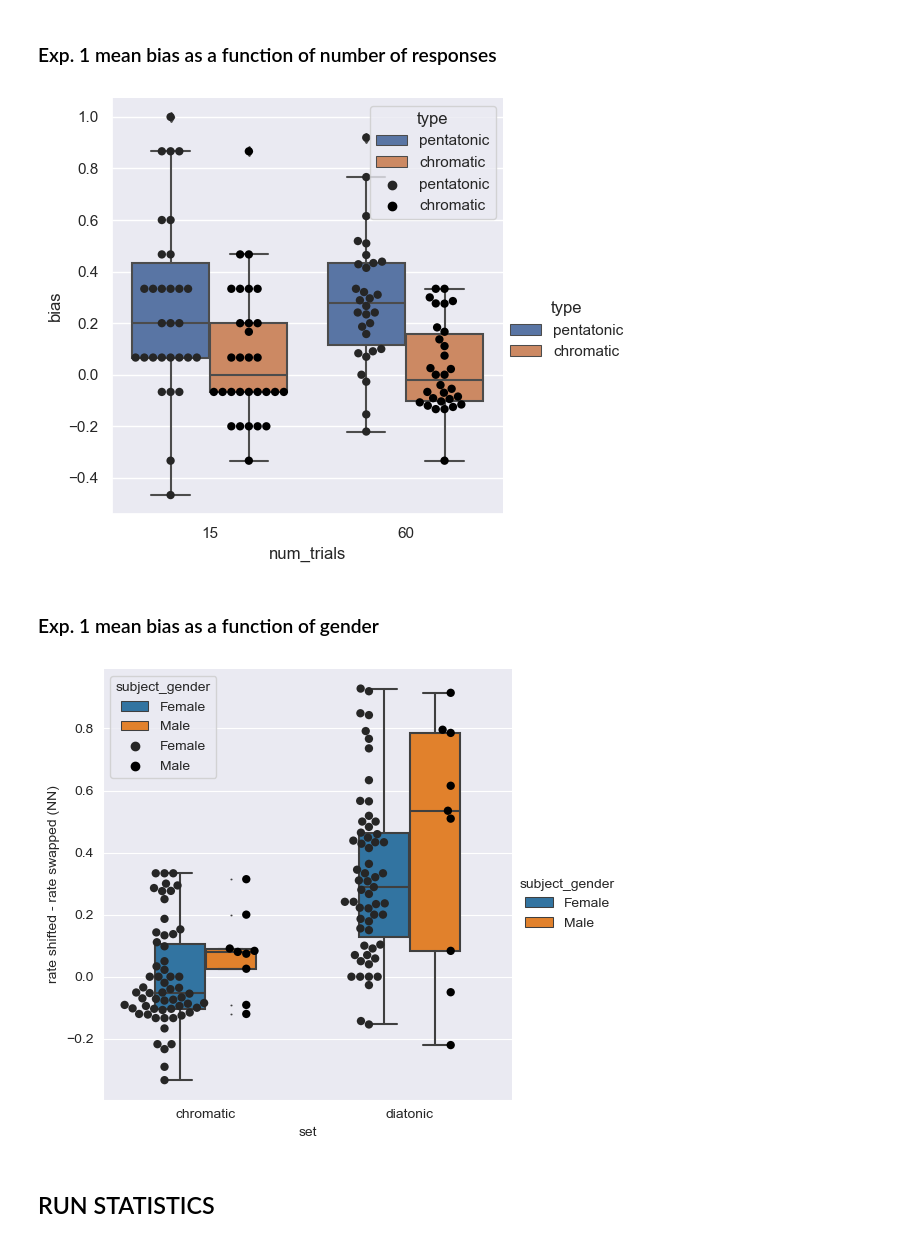
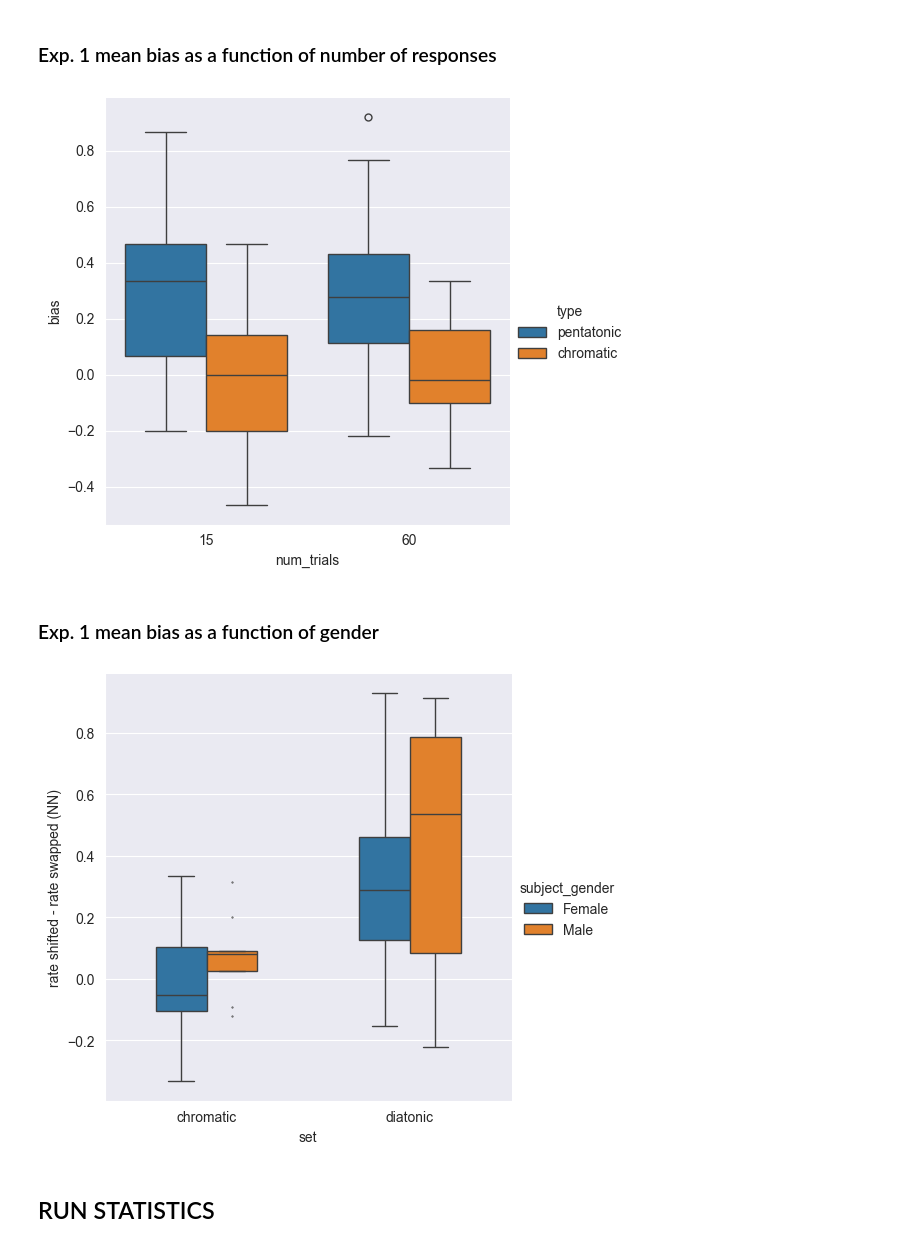
Before and after one commit to MichaelSel/set_membership_paper, a Jupyter notebook: 4. Supplementary Figures.ipynb, the cells around one changed output. Drawn from its saved outputs; the diff is of its cells as text; code cells hidden in the pictures.

```diff
--- a/4. Supplementary Figures.ipynb
+++ b/4. Supplementary Figures.ipynb
@@ -314,7 +311,6 @@ Name: count, dtype: int64
 ### Exp. 1 mean bias as a function of number of responses
 # %%
 from matplotlib import pyplot as plt
-
 temp = studyI_TL
 
 # Convert to list of dictionaries
@@ -322,8 +318,6 @@ temp = temp.to_dict('records')
 
 # Jumble the rows
 import random
-
-
 
 def get_for_trials(num_trials):
     random.shuffle(temp)
@@ -338,7 +332,6 @@ def get_for_trials(num_trials):
     subject_chromatic_rate_shifted = {}
     subject_chromatic_rate_swapped = {}
     subject_chromatic_bias = {}
-
 
     for row in temp:
         if row['chose']=='neither': continue
@@ -372,45 +365,34 @@ def get_for_trials(num_trials):
         subject_chromatic_rate_swapped[key] = 1 - subject_chromatic_rate_shifted[key]
     for key in subject_pentatonic_rate_shifted:
         subject_pentatonic_bias[key] = subject_pentatonic_rate_shifted[key] - subject_pentatonic_rate_swapped[key]
     for key in subject_chromatic_rate_shifted:
         subject_chromatic_bias[key] = subject_chromatic_rate_shifted[key] - subject_chromatic_rate_swapped[key]
 
 
     # Create a list with num_trials, subject, type (pentatonic or chromatic), bias
     record_list = []
     for key in subject_pentatonic_bias:
         record_list.append({'num_trials':num_trials,'bias':subject_pentatonic_bias[key],'type':'pentatonic', 'subject':key})
     for key in subject_chromatic_bias:
         record_list.append({'num_trials':num_trials,'bias':subject_chromatic_bias[key],'type':'chromatic', 'subject':key})
 
     return record_list
 
 # Create df for the plot
 record_list = []
 
-# for i in range(30):
-#     record_list += get_for_trials(i+1)
-
-# df = pd.DataFrame(record_list)
-# fig, ax = plt.subplots(figsize=(16, 6))
-
-# Plot with error bars for each point
-# ax = sns.pointplot(x='num_trials',y='bias',hue='type',data=df, errorbar=('ci',0))
-
 record_list += get_for_trials(15)
 record_list += get_for_trials(60)
 
 df = pd.DataFrame(record_list)
 
 # Make bar plot
 ax = sns.catplot(x="num_trials", y="bias", data=df, kind="box", hue="type")
-# Add dots
-sns.swarmplot(data=df, x="num_trials", y="bias", hue="type", palette='dark:black', dodge=True, ax=ax.axes[0][0], size=6)
 
 # save figure
 ax.savefig(ROOT_DIR + "/Plots/Exp1_bias_vs_num_trials.svg", format="svg", dpi=300)
 # %% [output]
-[figure, old version]
+[figure, new version]
 # %% [markdown]
 ### Exp. 1 mean bias as a function of gender
 # %%
@@ -419,12 +401,11 @@ temp = temp[temp['length'] >= 12]
 temp = temp[temp['subject_gender']!='Other']
 # # plot
 ax = sns.catplot(x="set", y="rate shifted - rate swapped (NN)", hue='subject_gender', data=temp, kind="box",  fliersize=0.5, width=0.5, height=5, aspect=1)
-sns.swarmplot(data=temp, x="set", y="rate shifted - rate swapped (NN)", hue='subject_gender', palette='dark:black', dodge=True, ax=ax.axes[0][0], size=6)
 
 # save figure
 ax.savefig(ROOT_DIR + "/Plots/Exp1_bias_gender.svg", format="svg", dpi=300)
 # %% [output]
-[figure, old version]
+[figure, new version]
 # %% [markdown]
 ## RUN STATISTICS
 # %%
```
Also changed, not shown: parts of 6 cells of this notebook, 1 other file.
